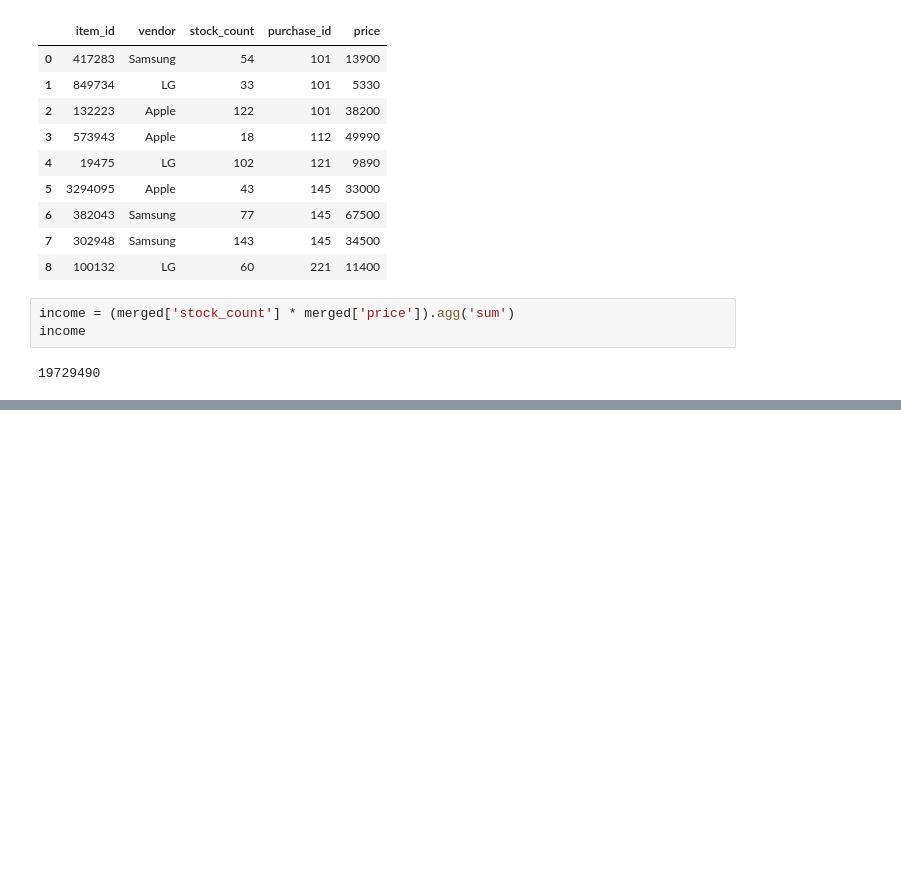
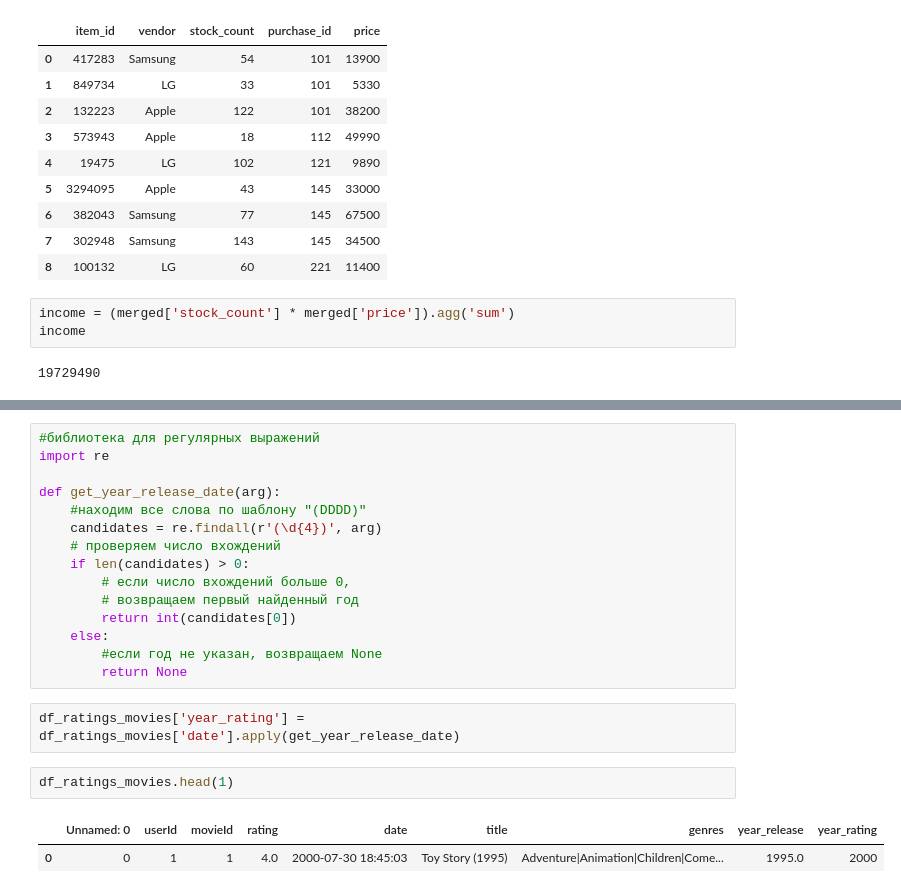
Before and after one commit to bugab0o/sfds.python12.advanced_data_manipulation_techniques_in_pandas, a Jupyter notebook: python12.ipynb, the cells around one changed output, grey strips where cells are left out. Cells and saved outputs as stored; diff of their text form; blank space fills up the shorter version.

```diff
--- a/python12.ipynb
+++ b/python12.ipynb
@@ -1355,0 +1496,22 @@ income
+# %%
+#библиотека для регулярных выражений
+import re
+
+def get_year_release_date(arg):
+    #находим все слова по шаблону "(DDDD)"
+    candidates = re.findall(r'(\d{4})', arg)
+    # проверяем число вхождений
+    if len(candidates) > 0:
+        # если число вхождений больше 0,
+        # возвращаем первый найденный год
+        return int(candidates[0])
+    else:
+        #если год не указан, возвращаем None
+        return None
+# %%
+df_ratings_movies['year_rating'] = df_ratings_movies['date'].apply(get_year_release_date)
+# %%
+df_ratings_movies.head(1)
+# %% [output]
+|  | Unnamed: 0 | userId | movieId | rating | date | title | genres | year_release | year_rating |
+| 0 | 0 | 1 | 1 | 4.0 | 2000-07-30 18:45:03 | Toy Story (1995) | Adventure|Animation|Children|Come... | 1995.0 | 2000 |
```
Also changed, not shown: parts of 48 cells of this notebook, 3 other files.
